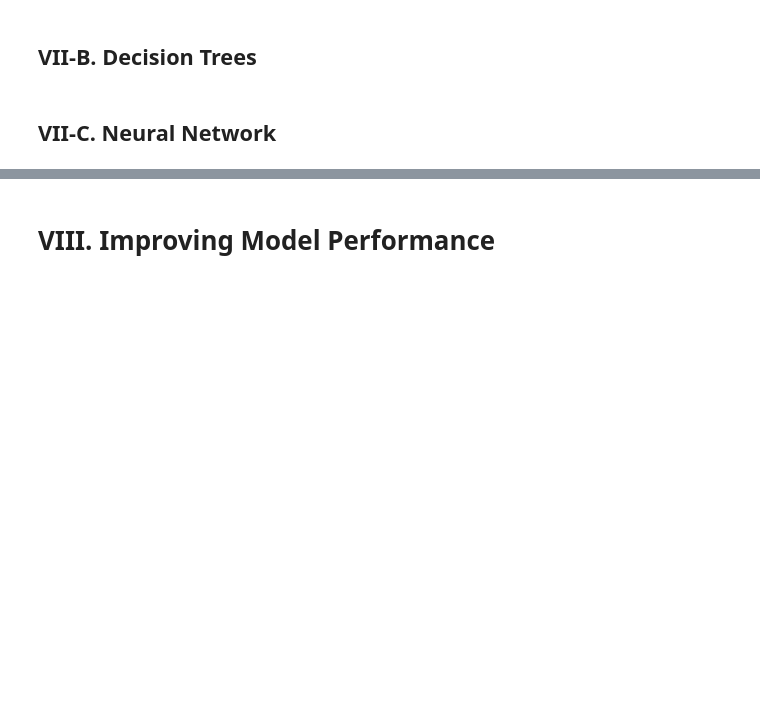
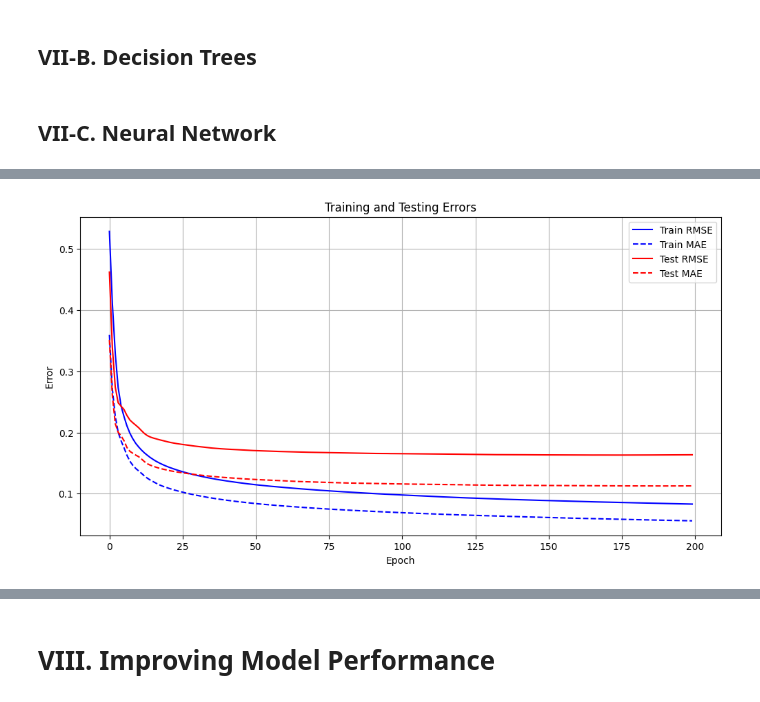
Before and after one commit to TeanConcio/CCPROG1-MP, a Jupyter notebook: machine_project_notebook.ipynb, the cells around one changed output, grey strips where cells are left out. Saved outputs shown, nothing was run; the diff lists cells and outputs as text; code cells hidden in the pictures; blank space fills up the shorter version.

Commit message:
Implemented helper functions for visualizing error analysis

```diff
--- a/machine_project_notebook.ipynb
+++ b/machine_project_notebook.ipynb
@@ -1018,0 +1025,14 @@ Initial Neural Network Test R^2: 0.017512328744594075
+# %%
+def plotTrainingTestErrors(train_rmse, train_mae, test_rmse, test_mae):
+    # Plot the training and testing errors
+    plt.figure(figsize=(12, 6))
+    plt.plot(train_rmse, label='Train RMSE', color='blue', linestyle="-")
+    plt.plot(train_mae, label='Train MAE', color='blue', linestyle="--")
+    plt.plot(test_rmse, label='Test RMSE', color='red', linestyle="-")
+    plt.plot(test_mae, label='Test MAE', color='red', linestyle="--")
+    plt.title('Training and Testing Errors')
+    plt.xlabel('Epoch')
+    plt.ylabel('Error')
+    plt.legend()
+    plt.grid()
+    plt.show()
@@ -1024,0 +1106,4 @@ Initial Neural Network Test R^2: 0.017512328744594075
+# %%
+plotTrainingTestErrors(np.sqrt(nn_epoch_train_mse), nn_epoch_train_mae, np.sqrt(nn_epoch_test_mse), nn_epoch_test_mae)
+# %% [output]
+[figure, added]
```
Also changed, not shown: parts of 15 cells of this notebook.
